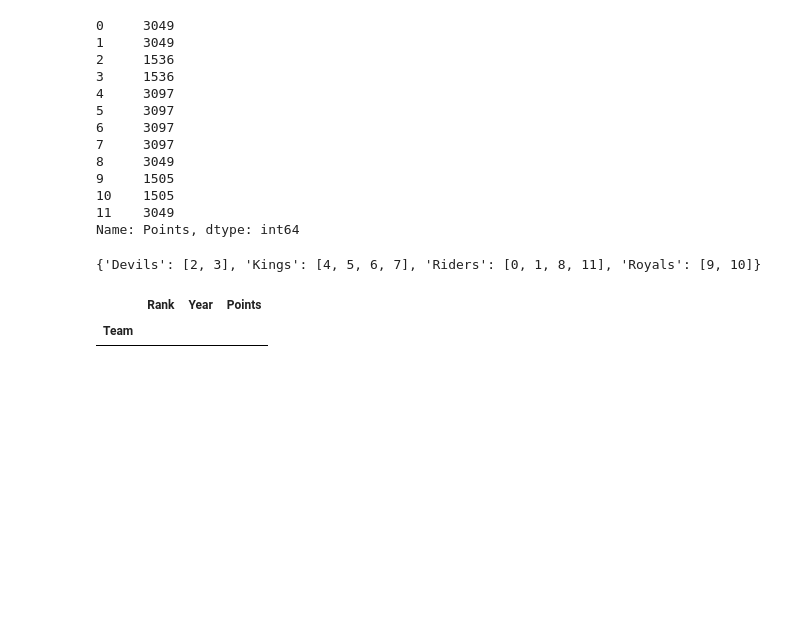
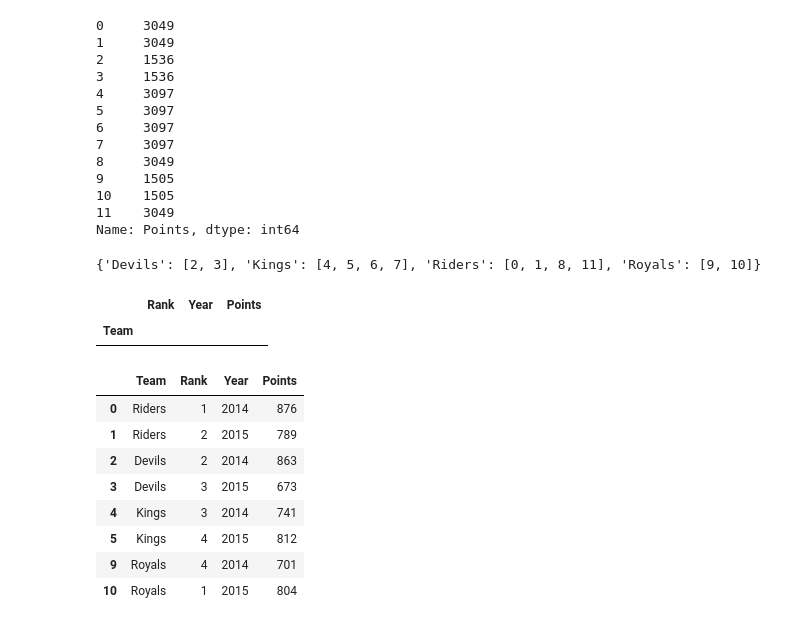
Before and after one commit to Lau-Jr/data-engineering-dump, a Jupyter notebook: data_eng_staffs.ipynb, the cells around one changed output. Drawn from its saved outputs; the diff is of its cells as text; code cells hidden in the pictures; blank space fills up the shorter version.

```diff
--- a/data_eng_staffs.ipynb
+++ b/data_eng_staffs.ipynb
@@ -406,3 +406,15 @@ grouped.nth(4)
 # %% [output]
 |  | Rank | Year | Points |
 | Team |  |  |  |
+# %%
+grouped.head(2)
+# %% [output]
+|  | Team | Rank | Year | Points |
+| 0 | Riders | 1 | 2014 | 876 |
+| 1 | Riders | 2 | 2015 | 789 |
+| 2 | Devils | 2 | 2014 | 863 |
+| 3 | Devils | 3 | 2015 | 673 |
+| 4 | Kings | 3 | 2014 | 741 |
+| 5 | Kings | 4 | 2015 | 812 |
+| 9 | Royals | 4 | 2014 | 701 |
+| 10 | Royals | 1 | 2015 | 804 |
```
